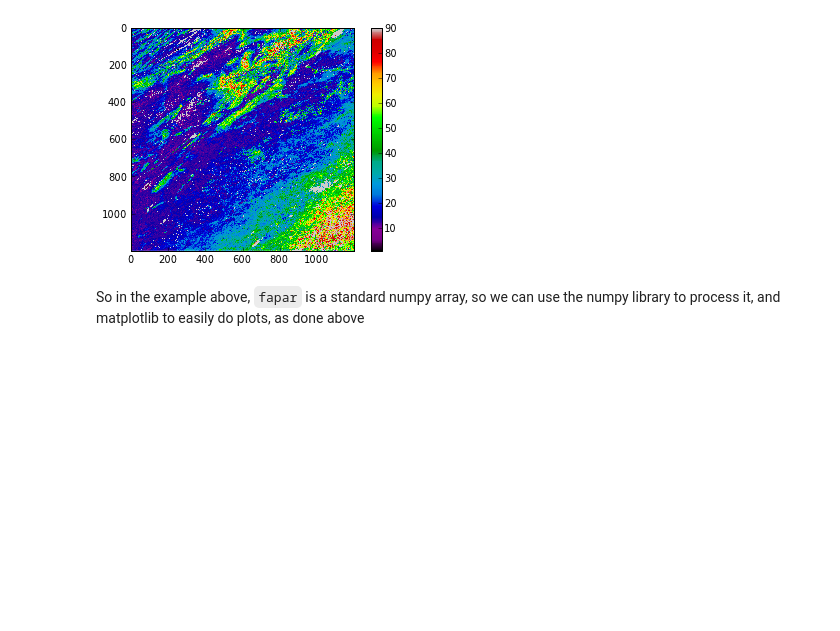
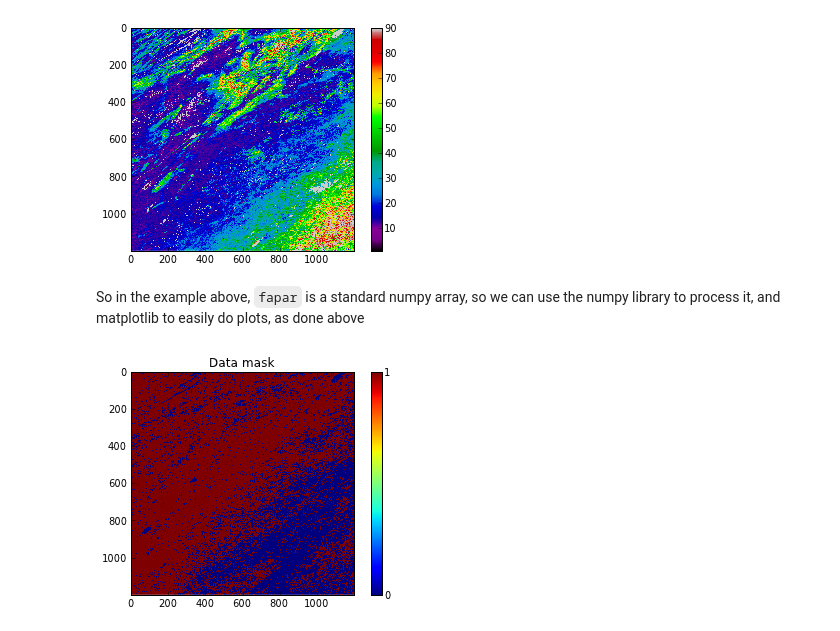
Before and after one commit to jgomezdans/geogg122_lectures, a Jupyter notebook: lectures/FTP_session.ipynb, the cells around one changed output. Drawn from its saved outputs; the diff is of its cells as text; code cells hidden in the pictures; blank space fills up the shorter version.

```diff
--- a/lectures/FTP_session.ipynb
+++ b/lectures/FTP_session.ipynb
@@ -322,3 +322,22 @@ The size of fapar is  (1200, 1200)
 [figure]
 # %% [markdown]
 So in the example above, `fapar` is a standard numpy array, so we can use the numpy library to process it, and matplotlib to easily do plots, as done above
+# %%
+import numpy as np
+import pylab as plt
+g = gdal.Open ( 'HDF4_EOS:EOS_GRID:"MCD15A2.A2011185.h09v05.005.2011213154534.hdf":MOD_Grid_MOD15A2:FparLai_QC' )
+qc = g.ReadAsArray()
+mask = (qc*0).astype(bool)
+okvalues = [0,2]
+for i in okvalues:
+    mask[np.where(qc == i)] = True
+
+
+fig = plt.figure()
+ax = fig.add_subplot(111)
+cax = ax.imshow(mask, interpolation='nearest')
+cbar = fig.colorbar(cax, ticks=[0,1])
+ax.set_title('Data mask')
+plt.show()
+# %% [output]
+[figure, added]
```
Also changed, not shown: parts of 6 cells of this notebook.
